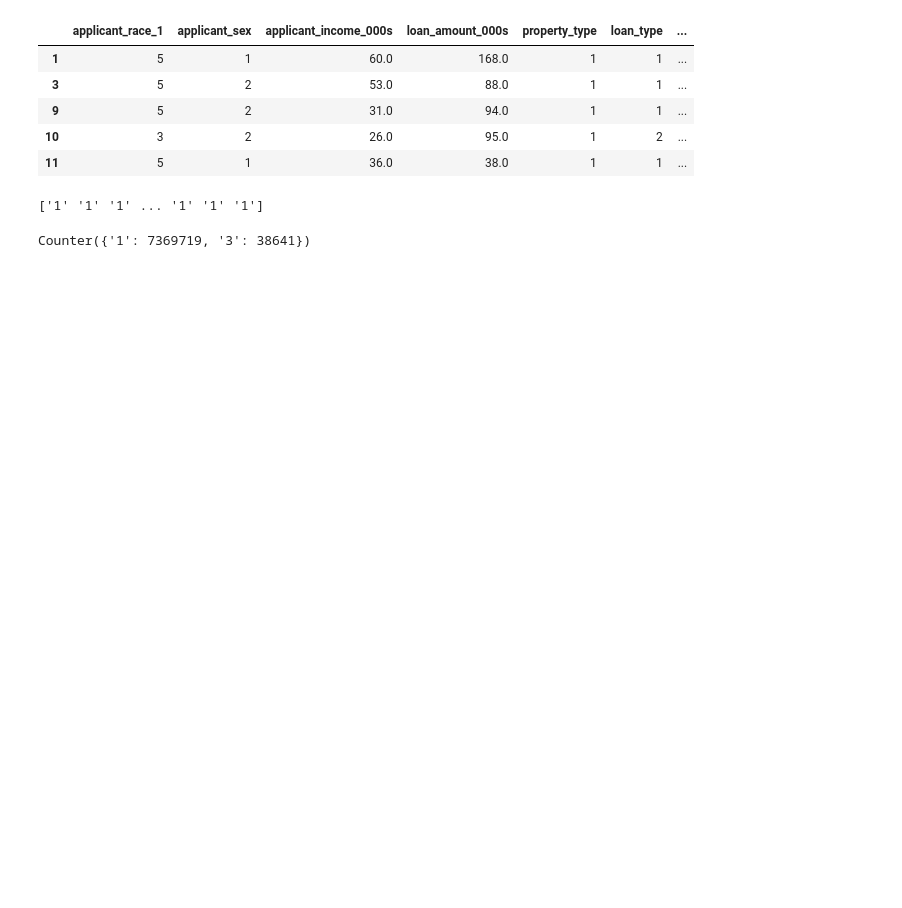
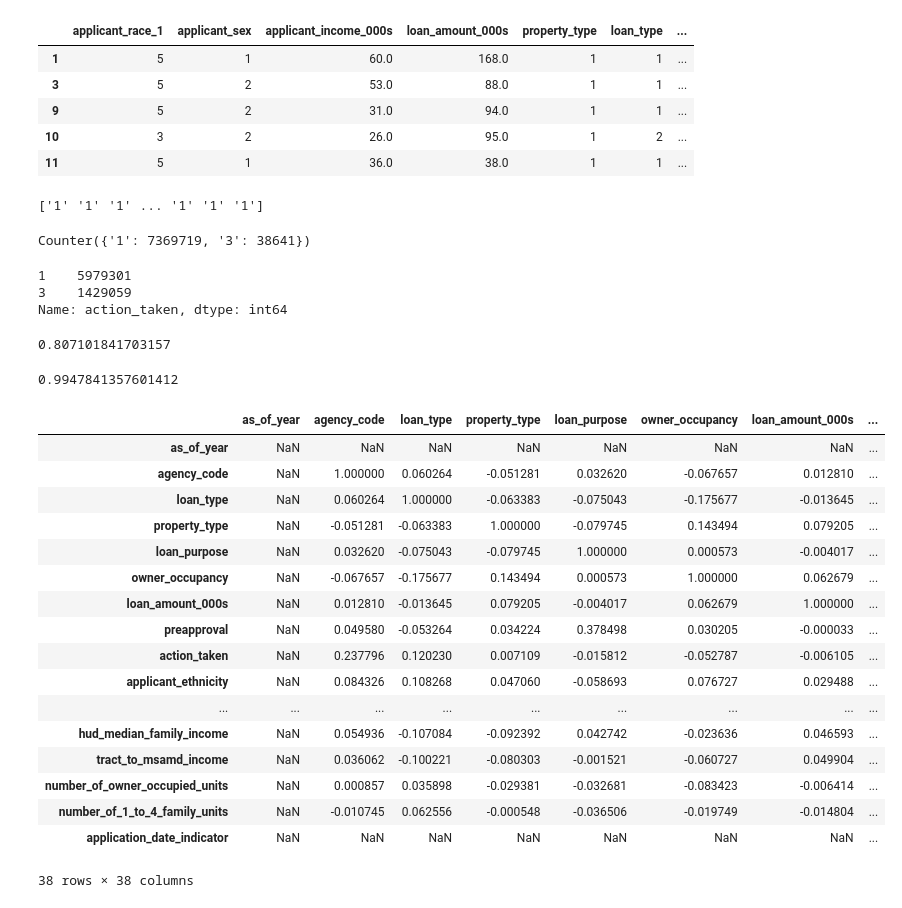
Before and after one commit to rakeshsenthil/DSC167_HMDA_Ethics, a Jupyter notebook: Paper_2.ipynb, the cells around one changed output. Saved outputs shown, nothing was run; the diff lists cells and outputs as text; code cells hidden in the pictures; blank space fills up the shorter version.

```diff
--- a/Paper_2.ipynb
+++ b/Paper_2.ipynb
@@ -180,3 +172,38 @@ d = Counter(a)
 d
 # %% [output]
 Counter({'1': 7369719, '3': 38641})
+# %%
+df_no_na.action_taken.value_counts()
+# %% [output]
+1    5979301
+3    1429059
+Name: action_taken, dtype: int64
+# %%
+5979301 /(5979301 + 1429059)
+# %% [output]
+0.807101841703157
+# %%
+7369719 / (7369719 + 38641)
+# %% [output]
+0.9947841357601412
+# %%
+df_2017.corr()
+# %% [output]
+|  | as_of_year | agency_code | loan_type | property_type | loan_purpose | owner_occupancy | loan_amount_000s | ... |
+| as_of_year | NaN | NaN | NaN | NaN | NaN | NaN | NaN | ... |
+| agency_code | NaN | 1.000000 | 0.060264 | -0.051281 | 0.032620 | -0.067657 | 0.012810 | ... |
+| loan_type | NaN | 0.060264 | 1.000000 | -0.063383 | -0.075043 | -0.175677 | -0.013645 | ... |
+| property_type | NaN | -0.051281 | -0.063383 | 1.000000 | -0.079745 | 0.143494 | 0.079205 | ... |
+| loan_purpose | NaN | 0.032620 | -0.075043 | -0.079745 | 1.000000 | 0.000573 | -0.004017 | ... |
+| owner_occupancy | NaN | -0.067657 | -0.175677 | 0.143494 | 0.000573 | 1.000000 | 0.062679 | ... |
+| loan_amount_000s | NaN | 0.012810 | -0.013645 | 0.079205 | -0.004017 | 0.062679 | 1.000000 | ... |
+| preapproval | NaN | 0.049580 | -0.053264 | 0.034224 | 0.378498 | 0.030205 | -0.000033 | ... |
+| action_taken | NaN | 0.237796 | 0.120230 | 0.007109 | -0.015812 | -0.052787 | -0.006105 | ... |
+| applicant_ethnicity | NaN | 0.084326 | 0.108268 | 0.047060 | -0.058693 | 0.076727 | 0.029488 | ... |
+| ... | ... | ... | ... | ... | ... | ... | ... | ... |
+| hud_median_family_income | NaN | 0.054936 | -0.107084 | -0.092392 | 0.042742 | -0.023636 | 0.046593 | ... |
+| tract_to_msamd_income | NaN | 0.036062 | -0.100221 | -0.080303 | -0.001521 | -0.060727 | 0.049904 | ... |
+| number_of_owner_occupied_units | NaN | 0.000857 | 0.035898 | -0.029381 | -0.032681 | -0.083423 | -0.006414 | ... |
+| number_of_1_to_4_family_units | NaN | -0.010745 | 0.062556 | -0.000548 | -0.036506 | -0.019749 | -0.014804 | ... |
+| application_date_indicator | NaN | NaN | NaN | NaN | NaN | NaN | NaN | ... |
+38 rows × 38 columns
```
Also changed, not shown: parts of 4 cells of this notebook.
